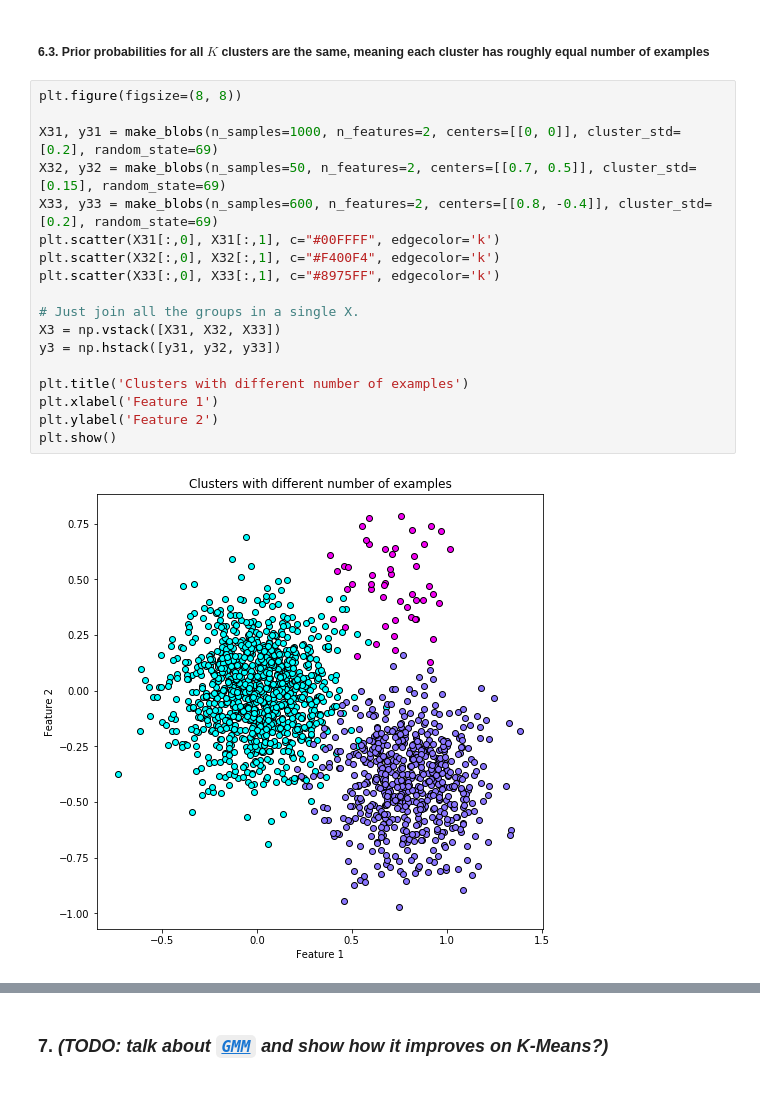
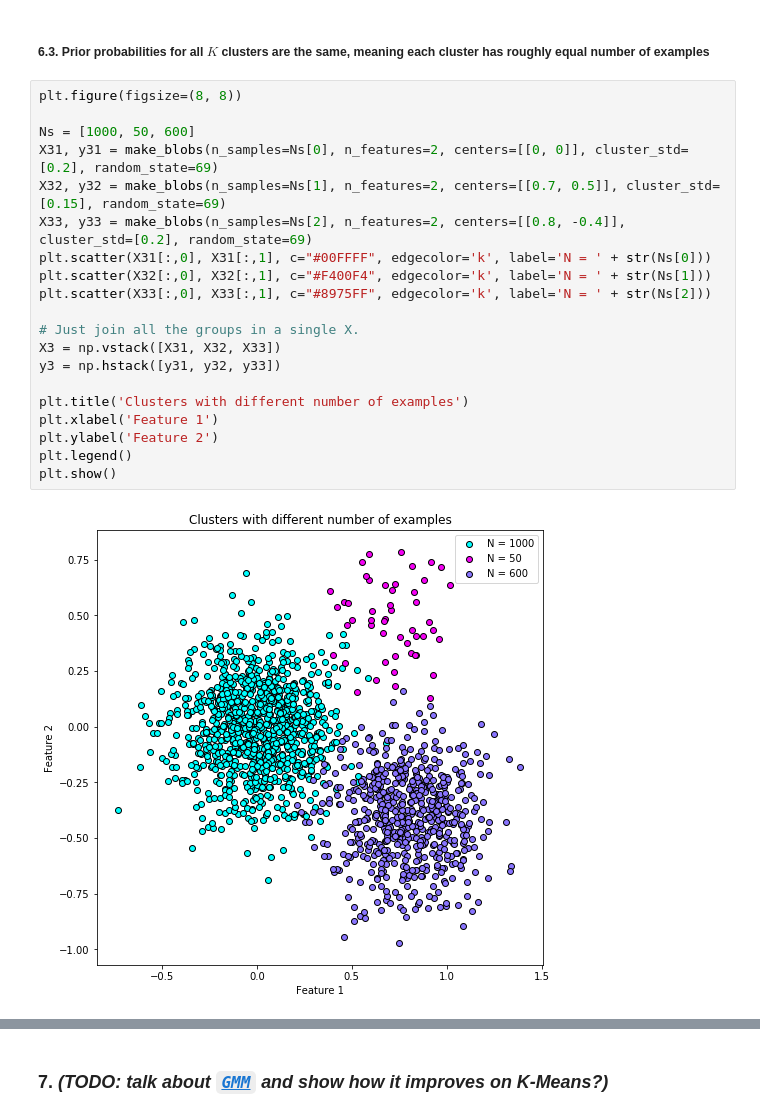
Before and after one commit to tzadro/aldm-lab, a Jupyter notebook: K-Means.ipynb, the cells around one changed output, grey strips where cells are left out. Drawn from its saved outputs; the diff is of its cells as text.

Commit message:
Generated images for presentation

```diff
--- a/K-Means.ipynb
+++ b/K-Means.ipynb
@@ -234,23 +236,25 @@ plt.show()
 # %%
 plt.figure(figsize=(8, 8))
 
-X31, y31 = make_blobs(n_samples=1000, n_features=2, centers=[[0, 0]], cluster_std=[0.2], random_state=69)
-X32, y32 = make_blobs(n_samples=50, n_features=2, centers=[[0.7, 0.5]], cluster_std=[0.15], random_state=69)
-X33, y33 = make_blobs(n_samples=600, n_features=2, centers=[[0.8, -0.4]], cluster_std=[0.2], random_state=69)
-plt.scatter(X31[:,0], X31[:,1], c="#00FFFF", edgecolor='k')
-plt.scatter(X32[:,0], X32[:,1], c="#F400F4", edgecolor='k')
-plt.scatter(X33[:,0], X33[:,1], c="#8975FF", edgecolor='k')
+Ns = [1000, 50, 600]
+X31, y31 = make_blobs(n_samples=Ns[0], n_features=2, centers=[[0, 0]], cluster_std=[0.2], random_state=69)
+X32, y32 = make_blobs(n_samples=Ns[1], n_features=2, centers=[[0.7, 0.5]], cluster_std=[0.15], random_state=69)
+X33, y33 = make_blobs(n_samples=Ns[2], n_features=2, centers=[[0.8, -0.4]], cluster_std=[0.2], random_state=69)
+plt.scatter(X31[:,0], X31[:,1], c="#00FFFF", edgecolor='k', label='N = ' + str(Ns[0]))
+plt.scatter(X32[:,0], X32[:,1], c="#F400F4", edgecolor='k', label='N = ' + str(Ns[1]))
+plt.scatter(X33[:,0], X33[:,1], c="#8975FF", edgecolor='k', label='N = ' + str(Ns[2]))
 
 # Just join all the groups in a single X.
 X3 = np.vstack([X31, X32, X33])
 y3 = np.hstack([y31, y32, y33])
 
 plt.title('Clusters with different number of examples')
 plt.xlabel('Feature 1')
 plt.ylabel('Feature 2')
+plt.legend()
 plt.show()
 # %% [output]
-[figure, old version]
+[figure, new version]
 # %%
 model = KMeans(n_clusters=3)
 model.fit(X3)
```
Also changed, not shown: parts of 4 cells of this notebook, 7 other files.
